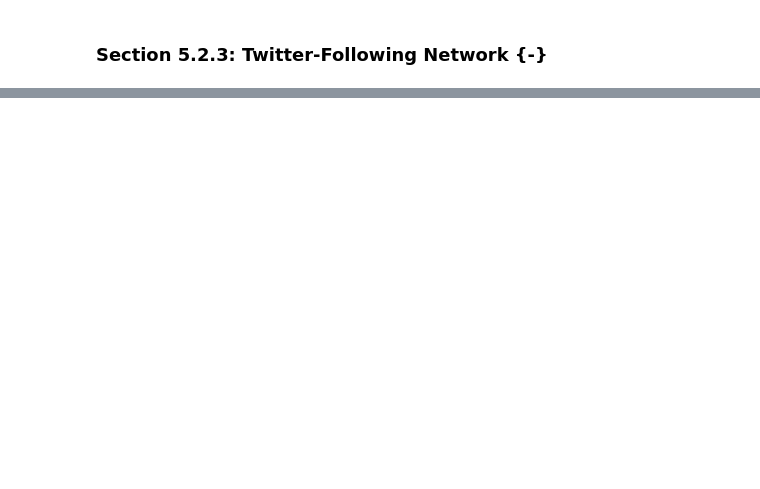
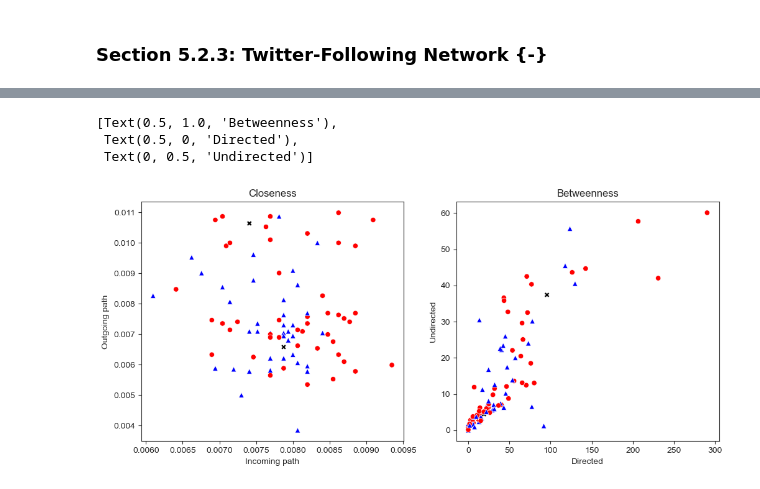
Before and after one commit to jeffallen13/qsspy, a Jupyter notebook: DISCOVERY/discovery-py.ipynb, the cells around one changed output, grey strips where cells are left out. Saved outputs shown, nothing was run; the diff lists cells and outputs as text; code cells hidden in the pictures; blank space fills up the shorter version.

```diff
--- a/DISCOVERY/discovery-py.ipynb
+++ b/DISCOVERY/discovery-py.ipynb
@@ -809,0 +808,6 @@ twitter_g = ig.Graph.Adjacency(twitter_adj, mode='directed')
+# %%
+senator['indegree'] = twitter_g.indegree()
+senator['outdegree'] = twitter_g.outdegree()
+
+# 5 greatest indegree
+senator.sort_values(by='indegree', ascending=False).head(5)
@@ -809,0 +831,27 @@ twitter_g = ig.Graph.Adjacency(twitter_adj, mode='directed')
+# %%
+# closeness for incoming and outgoing paths
+senator['close_in'] = twitter_g.closeness(mode='in', normalized=False)
+senator['close_out'] = twitter_g.closeness(mode='out', normalized=False)
+
+# directed and undirected betweenness
+senator['betweenness_d'] = twitter_g.betweenness(directed=True)
+senator['betweenness_u'] = twitter_g.betweenness(directed=False)
+# %%
+fig, axs = plt.subplots(1, 2, figsize=(12,5))
+
+sns.scatterplot(
+    data=senator, x='close_in', y='close_out', ax=axs[0],
+    hue='party', palette=['r', 'b', 'k'], legend=False,
+    style='party', markers=['o', '^', 'X']
+).set(title='Closeness', xlabel='Incoming path', ylabel='Outgoing path')
+
+sns.scatterplot(
+    data=senator, x='betweenness_d', y='betweenness_u', ax=axs[1],
+    hue='party', palette=['r', 'b', 'k'], legend=False,
+    style='party', markers=['o', '^', 'X']
+).set(title='Betweenness', xlabel='Directed', ylabel='Undirected')
+# %% [output]
+[Text(0.5, 1.0, 'Betweenness'),
+ Text(0.5, 0, 'Directed'),
+ Text(0, 0.5, 'Undirected')]
+[figure, added]
```
Also changed, not shown: parts of 10 cells of this notebook, 2 other files.
